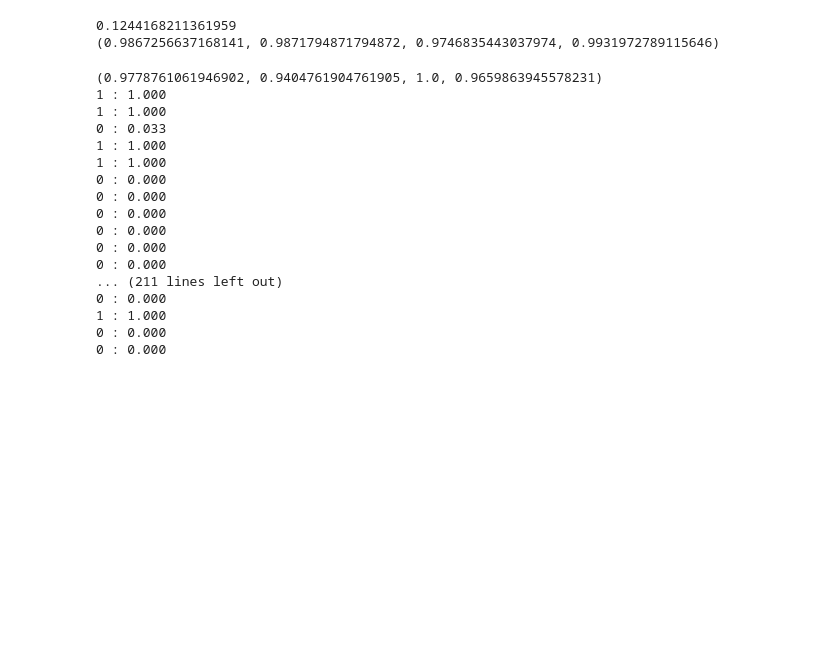
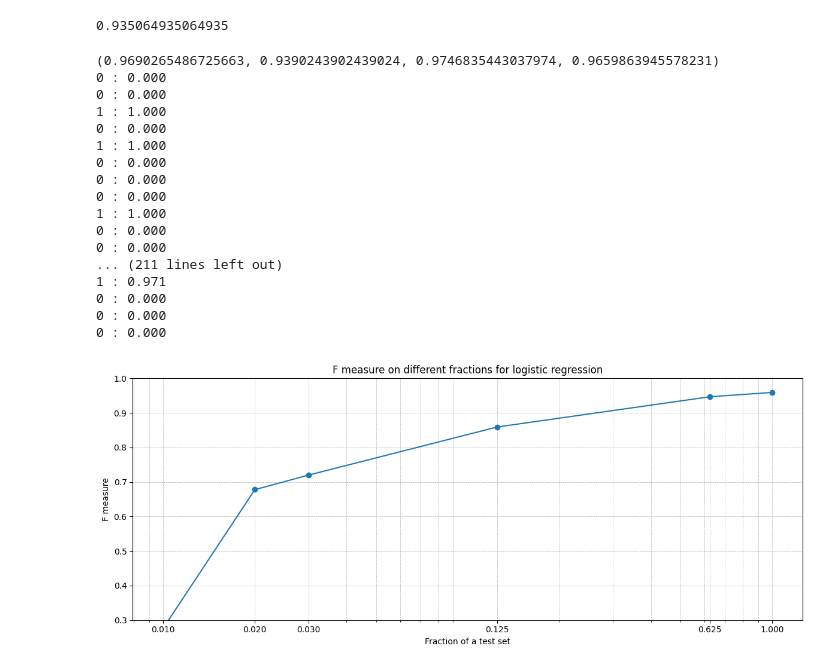
Before and after one commit to xAsylum/classification, a Jupyter notebook: code/classification.ipynb, the cells around one changed output. Drawn from its saved outputs; the diff is of its cells as text; code cells hidden in the pictures; blank space fills up the shorter version.

```diff
--- a/code/classification.ipynb
+++ b/code/classification.ipynb
@@ -1,41 +1,77 @@
 # %%
 from logistic_regression import LogisticRegression
-from utility import parse_data
+from utility import parse_data, how_good
 
 
-model = LogisticRegression("../rp.data", n = 10000)
-model.select_fraction(1)
+model = LogisticRegression("../rp.data", n = 15000, lr = 0.025)
+model.select_fraction(0.625)
 model.fit(0.00001)
 
-print(model.check_accuracy())
+a, p, s, ss = model.check_accuracy()
+print(how_good(p, s))
 # %% [output]
-0.1244168211361959
-(0.9867256637168141, 0.9871794871794872, 0.9746835443037974, 0.9931972789115646)
+0.935064935064935
 # %%
 import numpy as np
 from naive_classificator import NaiveClassificator
 model = NaiveClassificator("../rp.data")
-model.select_fraction(1)
+model.select_fraction(0.125)
 model.estimate()
 array = model.compare()
 print(model.check_accuracy())
 for x in array:
     print(f"{x[0]} : {float(x[1]):.3f}")
 # %% [output]
-(0.9778761061946902, 0.9404761904761905, 1.0, 0.9659863945578231)
+(0.9690265486725663, 0.9390243902439024, 0.9746835443037974, 0.9659863945578231)
+0 : 0.000
+0 : 0.000
 1 : 1.000
-1 : 1.000
-0 : 0.033
-1 : 1.000
+0 : 0.000
 1 : 1.000
 0 : 0.000
 0 : 0.000
 0 : 0.000
+1 : 1.000
+0 : 0.000
+0 : 0.000
+... (211 lines left out)
+1 : 0.971
 0 : 0.000
 0 : 0.000
 0 : 0.000
-... (211 lines left out)
-0 : 0.000
-1 : 1.000
-0 : 0.000
-0 : 0.000
+# %%
+import numpy as np
+from naive_classificator import NaiveClassificator
+from utility import how_good, plot_data
+F = [0.01, 0.02, 0.03, 0.125, 0.625, 1]
+res = []
+for frac in F:
+    results = []
+    for i in range(20):
+        model = NaiveClassificator("../rp.data")
+        model.select_fraction(frac)
+        model.estimate()
+        a, p, s, ss = model.check_accuracy()
+        results.append(how_good(p, s))
+    result = np.mean(results)
+    res.append(result)
+# %%
+import numpy as np
+from logistic_regression import LogisticRegression
+from utility import how_good, plot_data
+F = [0.01, 0.02, 0.03, 0.125, 0.625, 1]
+res = []
+for frac in F:
+    results = []
+    for i in range(5):
+        model = LogisticRegression("../rp.data", n = 15000, lr = 0.025)
+        model.select_fraction(frac)
+        model.fit()
+        a, p, s, ss = model.check_accuracy()
+        results.append(how_good(p, s))
+    result = np.mean(results)
+    res.append(result)
+# %%
+plot_data(F, res, "F measure on different fractions for logistic regression", "Fraction of a test set", "F measure")
+# %% [output]
+[figure, added]
```
Also changed, not shown: 7 other files.
